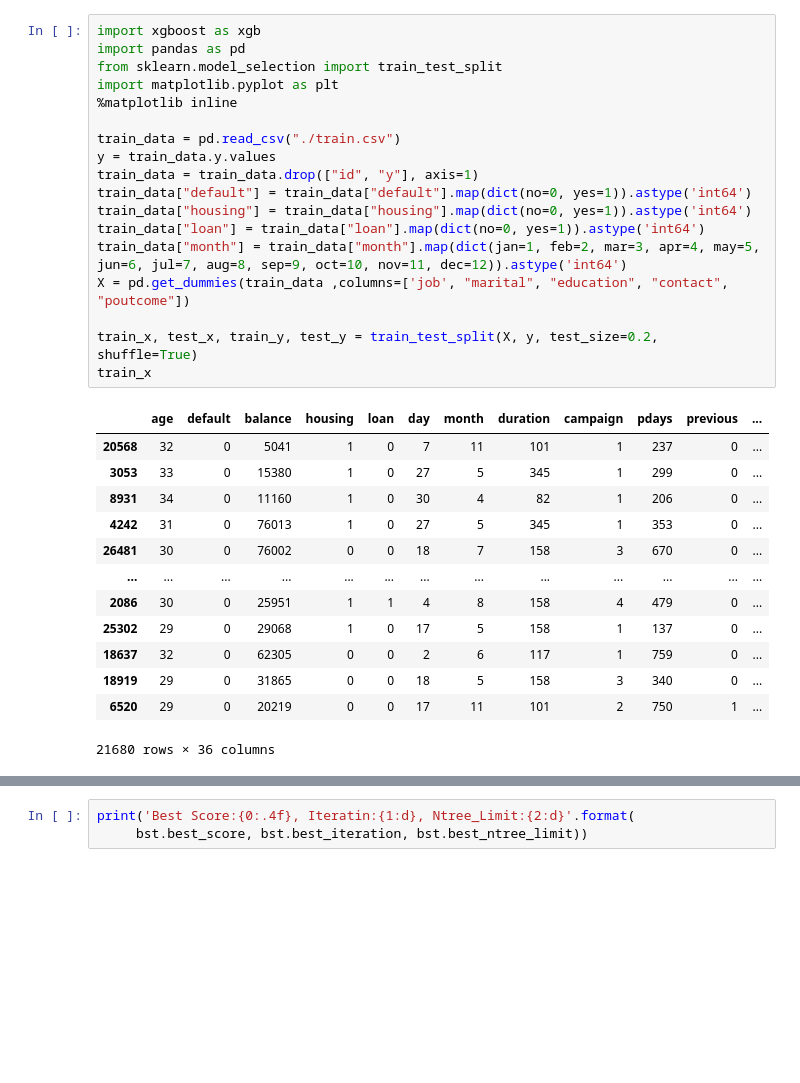
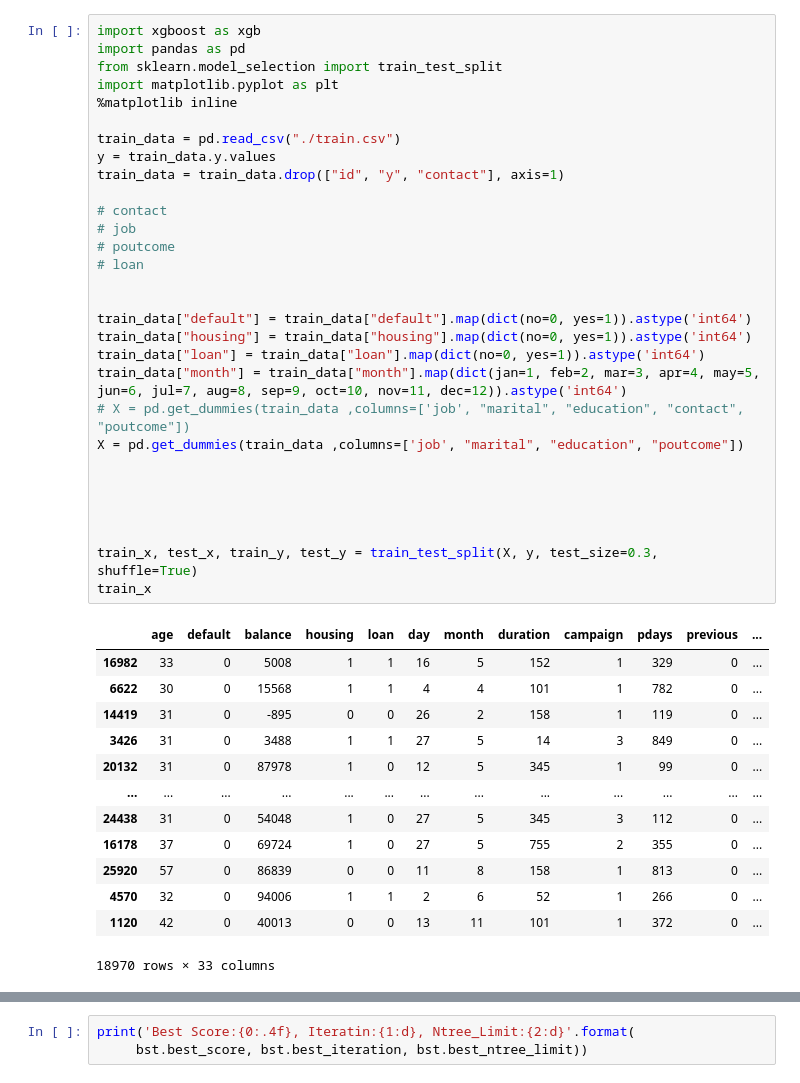
Before and after one commit to AtaruOhto/google-colab-sandbox, a Jupyter notebook: xgboost_sandbox.ipynb, the cells around one changed output, grey strips where cells are left out. Cells and saved outputs as stored; diff of their text form; blank space fills up the shorter version.

```diff
--- a/xgboost_sandbox.ipynb
+++ b/xgboost_sandbox.ipynb
@@ -3,32 +3,44 @@
 # %%
 import xgboost as xgb
 import pandas as pd
 from sklearn.model_selection import train_test_split
 import matplotlib.pyplot as plt
 %matplotlib inline
 
 train_data = pd.read_csv("./train.csv")
 y = train_data.y.values
-train_data = train_data.drop(["id", "y"], axis=1)
+train_data = train_data.drop(["id", "y", "contact"], axis=1)
+
+# contact
+# job
+# poutcome
+# loan
+
+
 train_data["default"] = train_data["default"].map(dict(no=0, yes=1)).astype('int64')
 train_data["housing"] = train_data["housing"].map(dict(no=0, yes=1)).astype('int64')
 train_data["loan"] = train_data["loan"].map(dict(no=0, yes=1)).astype('int64')
 train_data["month"] = train_data["month"].map(dict(jan=1, feb=2, mar=3, apr=4, may=5, jun=6, jul=7, aug=8, sep=9, oct=10, nov=11, dec=12)).astype('int64')
-X = pd.get_dummies(train_data ,columns=['job', "marital", "education", "contact", "poutcome"])
+# X = pd.get_dummies(train_data ,columns=['job', "marital", "education", "contact", "poutcome"])
+X = pd.get_dummies(train_data ,columns=['job', "marital", "education", "poutcome"])
 
-train_x, test_x, train_y, test_y = train_test_split(X, y, test_size=0.2, shuffle=True)
+
+
+
+
+train_x, test_x, train_y, test_y = train_test_split(X, y, test_size=0.3, shuffle=True)
 train_x
 # %% [output]
 |  | age | default | balance | housing | loan | day | month | duration | campaign | pdays | previous | ... |
-| 20568 | 32 | 0 | 5041 | 1 | 0 | 7 | 11 | 101 | 1 | 237 | 0 | ... |
-| 3053 | 33 | 0 | 15380 | 1 | 0 | 27 | 5 | 345 | 1 | 299 | 0 | ... |
-| 8931 | 34 | 0 | 11160 | 1 | 0 | 30 | 4 | 82 | 1 | 206 | 0 | ... |
-| 4242 | 31 | 0 | 76013 | 1 | 0 | 27 | 5 | 345 | 1 | 353 | 0 | ... |
-| 26481 | 30 | 0 | 76002 | 0 | 0 | 18 | 7 | 158 | 3 | 670 | 0 | ... |
+| 16982 | 33 | 0 | 5008 | 1 | 1 | 16 | 5 | 152 | 1 | 329 | 0 | ... |
+| 6622 | 30 | 0 | 15568 | 1 | 1 | 4 | 4 | 101 | 1 | 782 | 0 | ... |
+| 14419 | 31 | 0 | -895 | 0 | 0 | 26 | 2 | 158 | 1 | 119 | 0 | ... |
+| 3426 | 31 | 0 | 3488 | 1 | 1 | 27 | 5 | 14 | 3 | 849 | 0 | ... |
+| 20132 | 31 | 0 | 87978 | 1 | 0 | 12 | 5 | 345 | 1 | 99 | 0 | ... |
 | ... | ... | ... | ... | ... | ... | ... | ... | ... | ... | ... | ... | ... |
-| 2086 | 30 | 0 | 25951 | 1 | 1 | 4 | 8 | 158 | 4 | 479 | 0 | ... |
-| 25302 | 29 | 0 | 29068 | 1 | 0 | 17 | 5 | 158 | 1 | 137 | 0 | ... |
-| 18637 | 32 | 0 | 62305 | 0 | 0 | 2 | 6 | 117 | 1 | 759 | 0 | ... |
-| 18919 | 29 | 0 | 31865 | 0 | 0 | 18 | 5 | 158 | 3 | 340 | 0 | ... |
-| 6520 | 29 | 0 | 20219 | 0 | 0 | 17 | 11 | 101 | 2 | 750 | 1 | ... |
+| 24438 | 31 | 0 | 54048 | 1 | 0 | 27 | 5 | 345 | 3 | 112 | 0 | ... |
+| 16178 | 37 | 0 | 69724 | 1 | 0 | 27 | 5 | 755 | 2 | 355 | 0 | ... |
+| 25920 | 57 | 0 | 86839 | 0 | 0 | 11 | 8 | 158 | 1 | 813 | 0 | ... |
+| 4570 | 32 | 0 | 94006 | 1 | 1 | 2 | 6 | 52 | 1 | 266 | 0 | ... |
+| 1120 | 42 | 0 | 40013 | 0 | 0 | 13 | 11 | 101 | 1 | 372 | 0 | ... |
-21680 rows × 36 columns
+18970 rows × 33 columns
```
Also changed, not shown: parts of 5 cells of this notebook.
